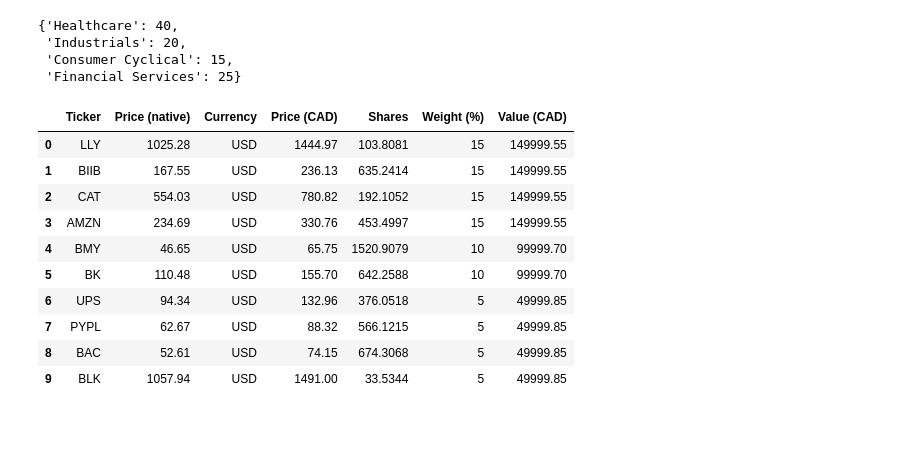
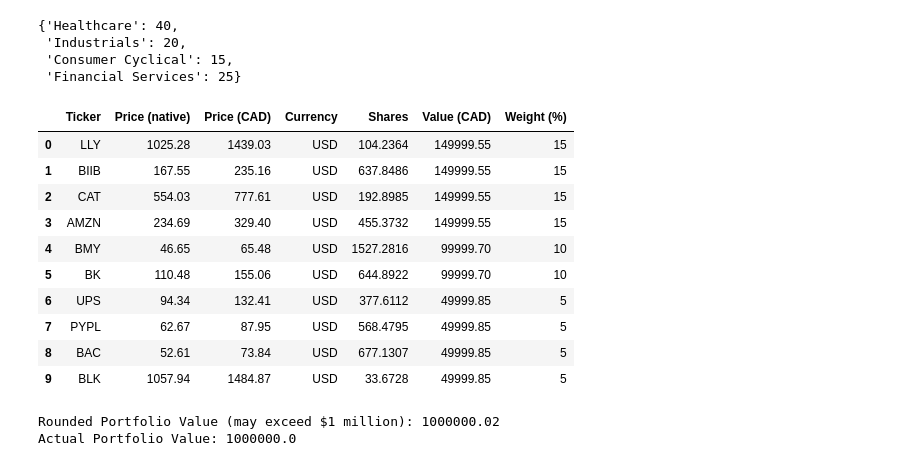
Before and after one commit to IanLeung12/CFM-Group-Project, a Jupyter notebook: Team_18_Assignment.ipynb, the cells around one changed output. Drawn from its saved outputs; the diff is of its cells as text; code cells hidden in the pictures; blank space fills up the shorter version.

Commit message:
fixed df, calculated pf value, made csv

```diff
--- a/Team_18_Assignment.ipynb
+++ b/Team_18_Assignment.ipynb
@@ -74,9 +74,11 @@ def averageDailyVolume(ticker):
     average_daily_vol = np.mean(volumes)
     return average_daily_vol
 # %%
+day1 = "2025-10-26"
+day15 = "2025-11-15"
 def scoring1(ticker):
-    start_date = "2025-10-26"
-    end_date = "2025-11-15"
+    start_date = day1
+    end_date = day15
 
     history[ticker.ticker] = ticker.history(start=start_date, end=end_date)
 
@@ -321,85 +323,98 @@ industries
  'Consumer Cyclical': 15,
  'Financial Services': 25}
 # %%
-# ---------------------------------------------------
-# Price history & CAD conversion
-# ---------------------------------------------------
-portfolio_capital = 1_000_000-3.03 # already CAD
-start_date = "2025-10-26"
-end_date = "2025-11-15"
+start_date = day1
+end_date = day15
 
-# USD → CAD forex rate (correct!)
-fx_rate = float(yf.Ticker("CAD=X").history(period="1d")["Close"].iloc[-1])
+fx_rate = float(yf.Ticker("CAD=X").history(start=start_date, end=end_date)["Close"].iloc[-1])
+
+portfolio_capital = 1_000_000-(2.15*fx_rate)
 
 records = []
+total_stock_value = 0
 
-# First pass → compute shares and values (without fees yet)
 for ticker, weight in portfolio.items():
 
     t = yf.Ticker(ticker)
     hist = t.history(start=start_date, end=end_date)
 
-    last_close = hist["Close"].iloc[-1].round(2)
+    last_close = hist["Close"].iloc[-1]
     currency = t.info.get("currency", "USD")
 
     # Convert price to CAD
     if currency == "USD":
-        price_cad = round(last_close * fx_rate, 2)
+        price_cad = last_close * fx_rate
     else:
         price_cad = last_close
 
     allocation = portfolio_capital * (weight / 100)
     shares = allocation / price_cad
 
+    total_stock_value += price_cad*shares
+
     value_cad = shares * price_cad
 
     records.append({
         "Ticker": ticker,
         "Price (native)": last_close,
+        "Price (CAD)": price_cad,
         "Currency": currency,
-        "Price (CAD)": price_cad,
-        "Shares": shares,                     # keep raw for now
-        "Weight (%)": weight,
-        "Value (CAD)": value_cad,             # raw for now                        # place-holder
+        "Shares": shares,
+        "Value (CAD)": value_cad,
+        "Weight (%)": weight
     })
 
 # Convert to DF for fee calculation
 Portfolio_Final = pd.DataFrame(records)
 
 # ---------------------------------------------------
 # Apply portfolio-level fee rule
 # ---------------------------------------------------
 total_shares = Portfolio_Final["Shares"].sum()
 
 if total_shares > 2150:
     total_fee_usd = 2.15
 else:
     total_fee_usd = total_shares * 0.001
 
 total_fee_cad = round(total_fee_usd * fx_rate, 4)
 
 # distribute fee across stocks (or attach same value to all)
 
-# Recompute final values AFTER fees (your assignment may subtract once globally)
-Portfolio_Final["Value (CAD)"] = Portfolio_Final["Shares"] * Portfolio_Final["Price (CAD)"]
-
 # Round outputs
 Portfolio_Final["Shares"] = Portfolio_Final["Shares"].round(4)
 Portfolio_Final["Value (CAD)"] = Portfolio_Final["Value (CAD)"].round(2)
+Portfolio_Final["Price (native)"] = Portfolio_Final["Price (native)"].round(2)
+Portfolio_Final["Price (CAD)"] = Portfolio_Final["Price (CAD)"].round(2)
 
 # Sort for clean output
 Portfolio_Final = Portfolio_Final.sort_values("Weight (%)", ascending=False).reset_index(drop=True)
 
 Portfolio_Final
 # %% [output]
-|  | Ticker | Price (native) | Currency | Price (CAD) | Shares | Weight (%) | Value (CAD) |
-| 0 | LLY | 1025.28 | USD | 1444.97 | 103.8081 | 15 | 149999.55 |
-| 1 | BIIB | 167.55 | USD | 236.13 | 635.2414 | 15 | 149999.55 |
-| 2 | CAT | 554.03 | USD | 780.82 | 192.1052 | 15 | 149999.55 |
-| 3 | AMZN | 234.69 | USD | 330.76 | 453.4997 | 15 | 149999.55 |
-| 4 | BMY | 46.65 | USD | 65.75 | 1520.9079 | 10 | 99999.70 |
-| 5 | BK | 110.48 | USD | 155.70 | 642.2588 | 10 | 99999.70 |
-| 6 | UPS | 94.34 | USD | 132.96 | 376.0518 | 5 | 49999.85 |
-| 7 | PYPL | 62.67 | USD | 88.32 | 566.1215 | 5 | 49999.85 |
-| 8 | BAC | 52.61 | USD | 74.15 | 674.3068 | 5 | 49999.85 |
-| 9 | BLK | 1057.94 | USD | 1491.00 | 33.5344 | 5 | 49999.85 |
+|  | Ticker | Price (native) | Price (CAD) | Currency | Shares | Value (CAD) | Weight (%) |
+| 0 | LLY | 1025.28 | 1439.03 | USD | 104.2364 | 149999.55 | 15 |
+| 1 | BIIB | 167.55 | 235.16 | USD | 637.8486 | 149999.55 | 15 |
+| 2 | CAT | 554.03 | 777.61 | USD | 192.8985 | 149999.55 | 15 |
+| 3 | AMZN | 234.69 | 329.40 | USD | 455.3732 | 149999.55 | 15 |
+| 4 | BMY | 46.65 | 65.48 | USD | 1527.2816 | 99999.70 | 10 |
+| 5 | BK | 110.48 | 155.06 | USD | 644.8922 | 99999.70 | 10 |
+| 6 | UPS | 94.34 | 132.41 | USD | 377.6112 | 49999.85 | 5 |
+| 7 | PYPL | 62.67 | 87.95 | USD | 568.4795 | 49999.85 | 5 |
+| 8 | BAC | 52.61 | 73.84 | USD | 677.1307 | 49999.85 | 5 |
+| 9 | BLK | 1057.94 | 1484.87 | USD | 33.6728 | 49999.85 | 5 |
+# %%
+rounded_stock_value = 0
+for i in range(len(Portfolio_Final)):
+    row = Portfolio_Final.iloc[i]
+
+    rounded_stock_value += row['Value (CAD)']
+
+
+total_portfolio_value = total_fee_cad + total_stock_value
+rounded_portfolio_value = total_fee_cad + rounded_stock_value
+print(f"Rounded Portfolio Value (may exceed $1 million): {rounded_portfolio_value.round(2)}")
+print(f"Actual Portfolio Value: {total_portfolio_value.round(2)}")
+# %% [output]
+Rounded Portfolio Value (may exceed $1 million): 1000000.02
+Actual Portfolio Value: 1000000.0
```
Also changed, not shown: parts of 4 cells of this notebook, 1 other file.
